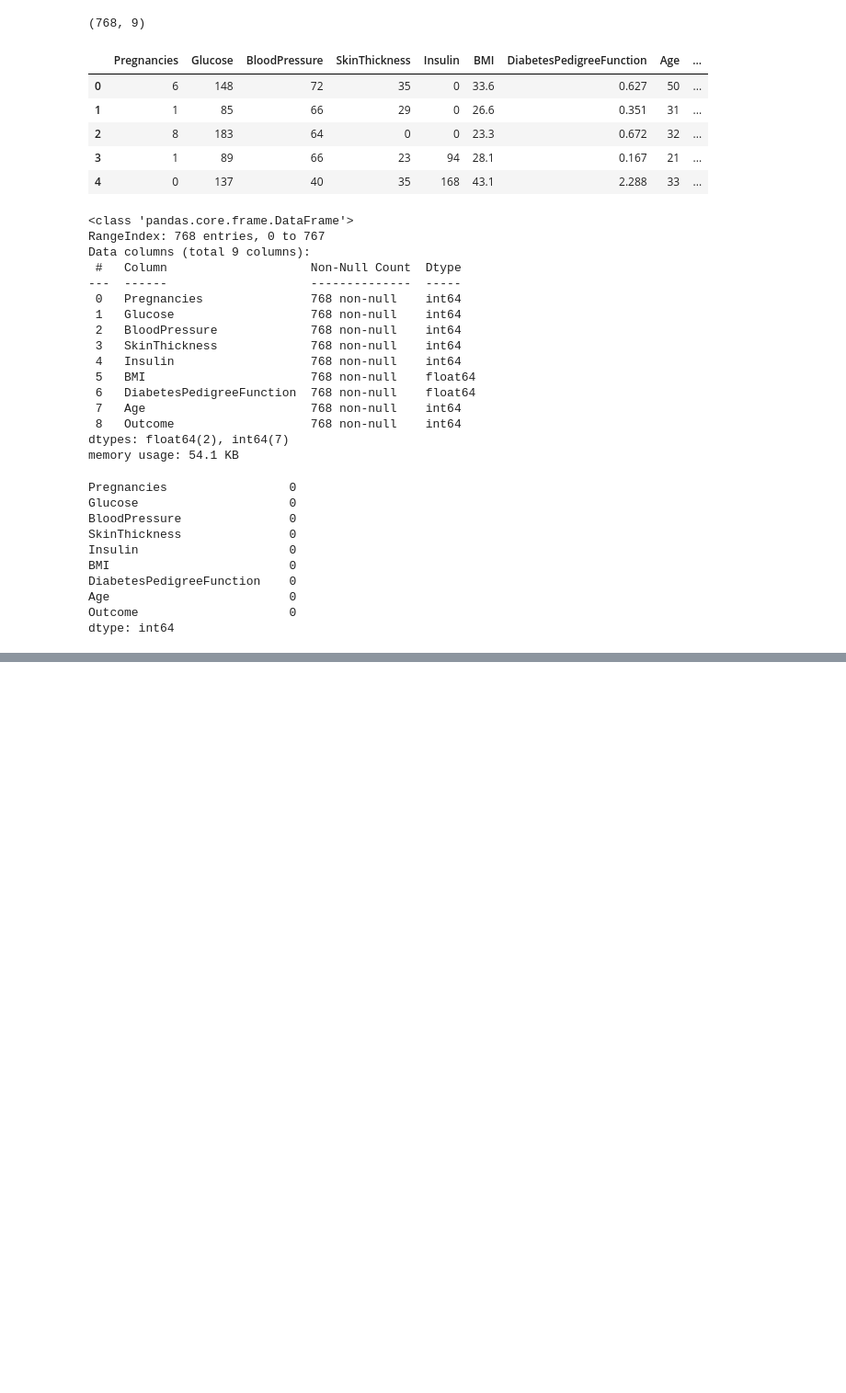
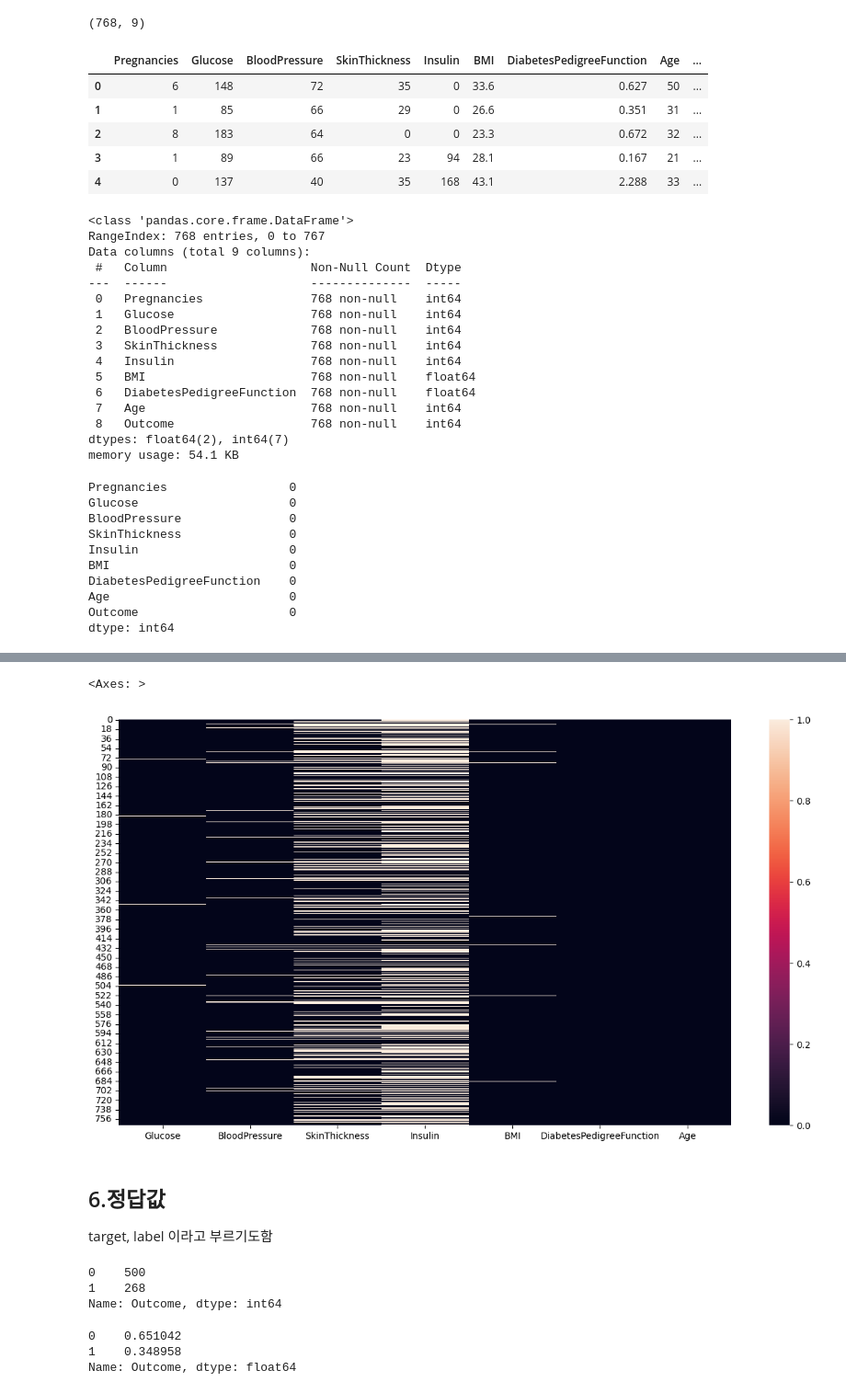
Before and after one commit to jhk990602/datapractice, a Jupyter notebook: pima_diabetes_eda.ipynb, the cells around one changed output, grey strips where cells are left out. Shown at 92% size. Saved outputs shown, nothing was run; the diff lists cells and outputs as text; code cells hidden in the pictures; blank space fills up the shorter version.

```diff
--- a/pima_diabetes_eda.ipynb
+++ b/pima_diabetes_eda.ipynb
@@ -88,0 +125,24 @@ feature_columns = df.columns[:-1].tolist()
+# %%
+#결측치를 heatmap으로 시각화
+plt.figure(figsize=(15,8))
+sns.heatmap(df_null)
+# %% [output]
+<Axes: >
+[figure, added]
+# %% [markdown]
+## 6.정답값
+target, label 이라고 부르기도함
+# %%
+#정답값인 Outcome의 갯수
+df['Outcome'].value_counts()
+# %% [output]
+0    500
+1    268
+Name: Outcome, dtype: int64
+# %%
+#정답값인 Outcome의 비율
+df['Outcome'].value_counts(normalize=True)
+# %% [output]
+0    0.651042
+1    0.348958
+Name: Outcome, dtype: float64
```
Also changed, not shown: parts of 54 cells of this notebook.
